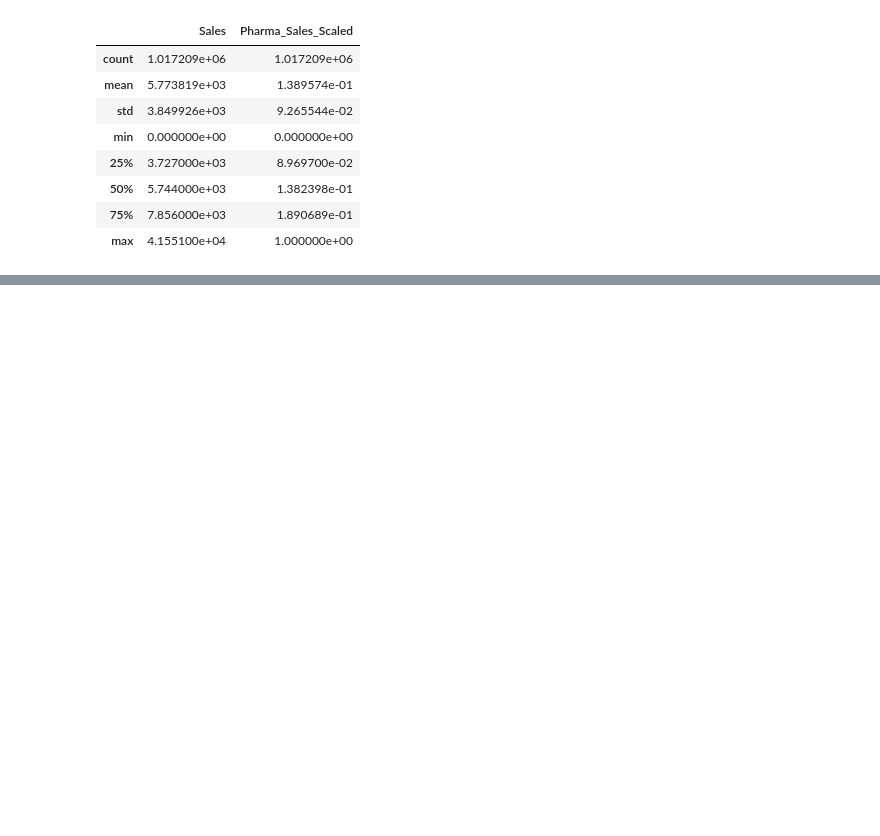
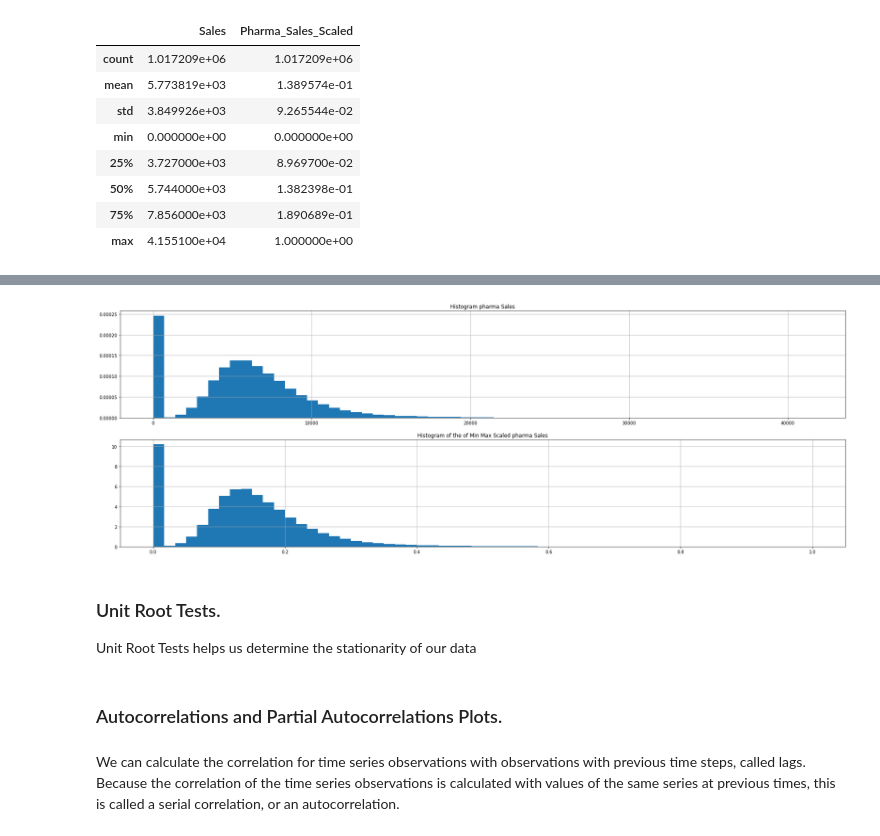
Before and after one commit to eyerus21/Rossmann-Store-Sales-Prediction, a Jupyter notebook: Notebooks/Deep Learning.ipynb, the cells around one changed output, grey strips where cells are left out. Cells and saved outputs as stored; diff of their text form; code cells hidden in the pictures; blank space fills up the shorter version.

```diff
--- a/Notebooks/Deep Learning.ipynb
+++ b/Notebooks/Deep Learning.ipynb
@@ -86,0 +84,23 @@ OverflowError: Exceeded cell block limit (set 'agg.path.chunksize' rcparam)
+# %%
+fig = plt.figure()
+gs = GridSpec(2, 1, figure=fig)
+
+fig.set_figheight(10)
+fig.set_figwidth(30)
+fig.tight_layout(pad=6)
+
+ax1 = fig.add_subplot(gs[0,0])
+ax1.hist(df.Sales, density=True, bins=60)
+ax1.title.set_text('Histogram pharma Sales')
+ax1.grid(True)
+
+ax2 = fig.add_subplot(gs[1,0])
+ax2.hist(df.Pharma_Sales_Scaled, density=True, bins=60)
+ax2.title.set_text('Histogram of the of Min Max Scaled pharma Sales')
+ax2.grid(True)
+plt.show()
+# %% [output]
+[figure, added]
+# %% [markdown]
+### Unit Root Tests.
+Unit Root Tests helps us determine the stationarity of our data
@@ -86,0 +115,4 @@ OverflowError: Exceeded cell block limit (set 'agg.path.chunksize' rcparam)
+# %% [markdown]
+### Autocorrelations and Partial Autocorrelations Plots.
+# %% [markdown]
+We can calculate the correlation for time series observations with observations with previous time steps, called lags. Because the correlation of the time series observations is calculated with values of the same series at previous times, this is called a serial correlation, or an autocorrelation.
```
Also changed, not shown: parts of 13 cells of this notebook.
